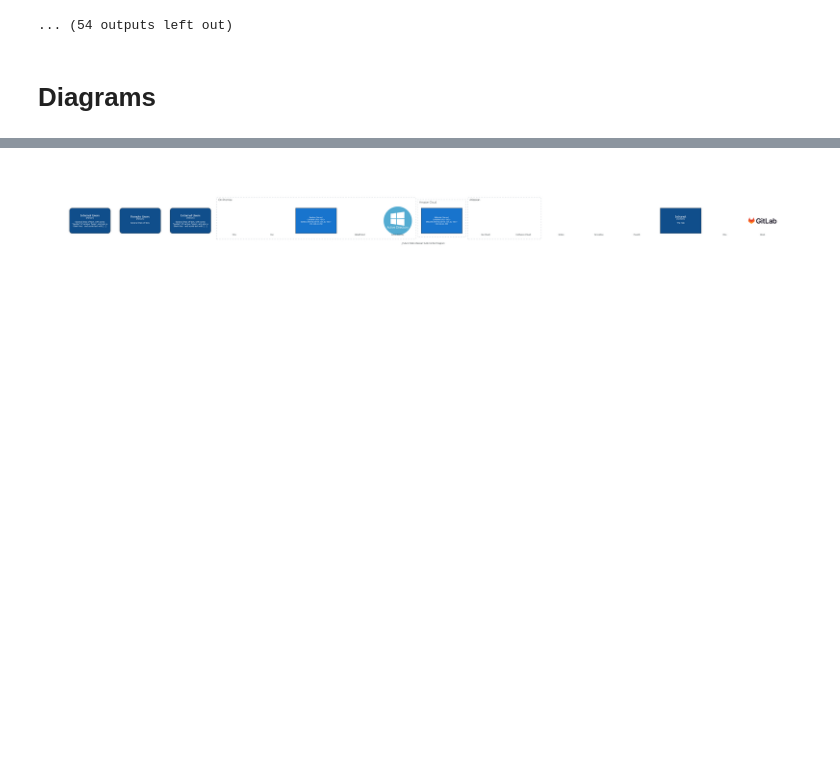
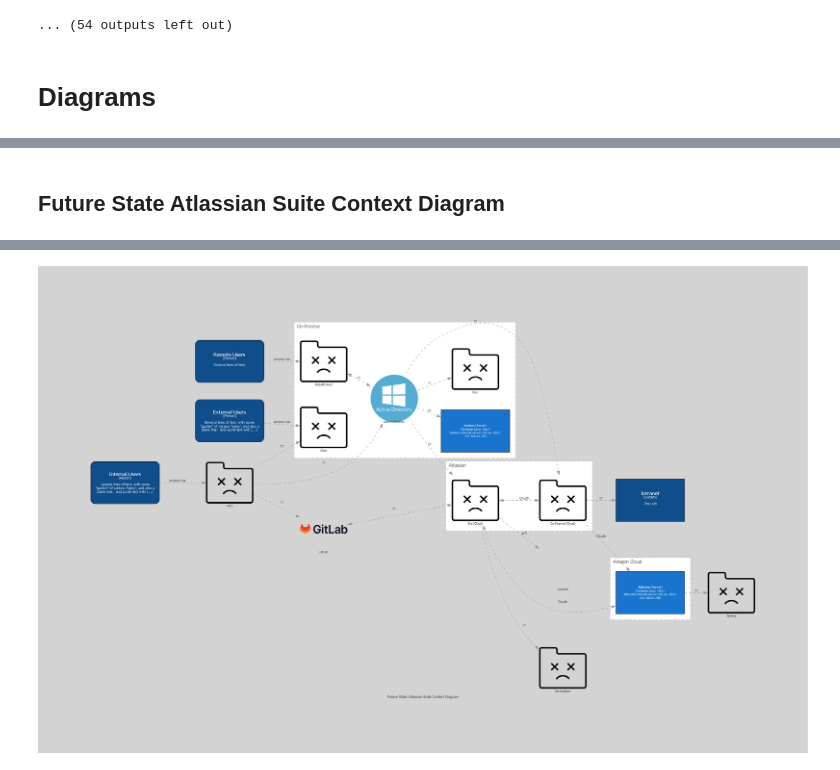
Before and after one commit to 7ft10/C4ArchitectureExamples, a Jupyter notebook: Example_Clouding_Atlassian.ipynb, the cells around one changed output, grey strips where cells are left out. Drawn from its saved outputs; the diff is of its cells as text; code cells hidden in the pictures; blank space fills up the shorter version.

```diff
--- a/Example_Clouding_Atlassian.ipynb
+++ b/Example_Clouding_Atlassian.ipynb
@@ -213,19 +203,16 @@ Warning: No loadimage plugin for "jpeg:cairo"
 # %%
 #@title Transition State Definition
+from IPython.display import display, Markdown
 from diagrams import Diagram
 from diagrams.c4 import SystemBoundary, Relationship
 from _CloudingAtlassianRepository import Personas, InternalSystems, ExternalSystems
 
-settings =  {
-  "name": "_Transition State Atlassian Suite Context Diagram",
-  "show": False,
-  "outformat": "png",
-  "direction": "TB",
-  "graph_attr": global_graph_attr,
-  "node_attr": global_node_attr
-}
+settings = { **default_settings, **{
+  "name": "Transition State Atlassian Suite Context Diagram"
+}}
 
 with Diagram(** settings) as diagram:
+
   internalUsers = Personas.InternalUser.Get()
   remoteUsers = Personas.RemoteUser.Get()
   externalUsers = Personas.ExternalUser.Get()
@@ -256,7 +243,7 @@ with Diagram(** settings) as diagram:
   externalUsers >> Relationship("Access via") >> [citrix]
   okta >> Relationship("??") >> [gitLab, activeDirectory, citrix]
   jira >> Relationship("??") >> [serviceNow]
-  gitLab >> Relationship("??") << jira
+  gitLab >> Relationship("??") << [jira]
   jira >> Relationship("OAuth") << [bitBucket, confluence]
   globalProtect >> Relationship("??") << [activeDirectory]
   activeDirectory >> Relationship("??") >> [jira, confluence, bamboo, disc]
@@ -265,5 +252,6 @@ with Diagram(** settings) as diagram:
   jira >> Relationship("API") >> [powerBi]
   bitBucket >> Relationship("??") >> [jenkins]
 
-diagram
+display(Markdown("## " + settings["name"]))
+display(diagram)
 # %% [output]
@@ -288,19 +261,16 @@ Warning: No loadimage plugin for "jpeg:cairo"
 # %%
 #@title Future State Definition
+from IPython.display import display, Markdown
 from diagrams import Diagram
 from diagrams.c4 import SystemBoundary, Relationship
 from _CloudingAtlassianRepository import Personas, InternalSystems, ExternalSystems
 
-settings =  {
-  "name": "_Future State Atlassian Suite Context Diagram",
-  "show": False,
-  "outformat": "png",
-  "direction": "TB",
-  "graph_attr": global_graph_attr,
-  "node_attr": global_node_attr
-}
+settings = { **default_settings, **{
+  "name": "Future State Atlassian Suite Context Diagram"
+}}
 
 with Diagram(** settings) as diagram:
+
   internalUsers = Personas.InternalUser.Get()
   remoteUsers = Personas.RemoteUser.Get()
   externalUsers = Personas.ExternalUser.Get()
@@ -331,7 +301,7 @@ with Diagram(** settings) as diagram:
   externalUsers >> Relationship("Access via") >> [citrix]
   okta >> Relationship("??") >> [gitLab, activeDirectory, citrix]
   jira >> Relationship("??") >> [serviceNow]
-  gitLab >> Relationship("??") << jira
+  gitLab >> Relationship("??") << [jira]
   jira >> Relationship("OAuth") << [bitBucket, confluence]
   globalProtect >> Relationship("??") << [activeDirectory]
   activeDirectory >> Relationship("??") >> [jira, confluence, bamboo, disc]
@@ -340,5 +310,7 @@ with Diagram(** settings) as diagram:
   jira >> Relationship("API") >> [powerBi]
   bitBucket >> Relationship("??") >> [jenkins]
 
-diagram
+display(Markdown("## " + settings["name"]))
+display(diagram)
 # %% [output]
+## Future State Atlassian Suite Context Diagram
@@ -361,2 +317,2 @@ Warning: No or improper image="_default_icon.png" for node "9fd80a6b79624cca8026
 Warning: No loadimage plugin for "jpeg:cairo"
-[figure, old version]
+[figure, new version]
```
Also changed, not shown: parts of 7 cells of this notebook, 1 other file.
